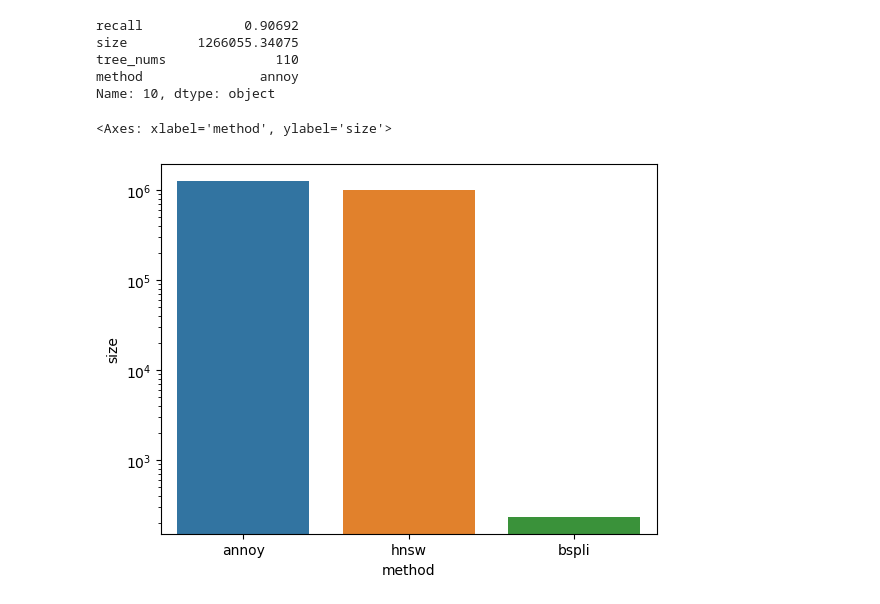
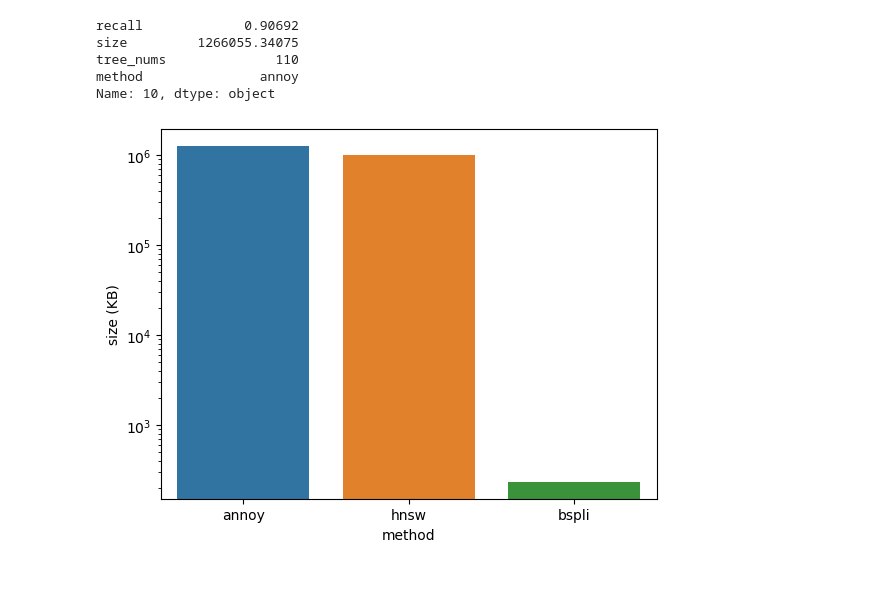
Before and after one commit to slime21023/simple-ann-benchmark, a Jupyter notebook: plot/plot-sift-index-size.ipynb, the cells around one changed output. Saved outputs shown, nothing was run; the diff lists cells and outputs as text; code cells hidden in the pictures.

```diff
--- a/plot/plot-sift-index-size.ipynb
+++ b/plot/plot-sift-index-size.ipynb
@@ -64,10 +71,12 @@ Name: 10, dtype: object
 # %%
 size_df = pd.DataFrame(data={
     'method': ['annoy', 'hnsw', 'bspli'],
     'size': [1266055.34075, 1003642.830984, 233.128 ]
 })
 
-sns.barplot(data=size_df, x="method", y="size", log=True)
+ax =  sns.barplot(data=size_df, x="method", y="size", log=True)
+ax.set( ylabel='size (KB)')
+
+plt.show()
 # %% [output]
-<Axes: xlabel='method', ylabel='size'>
-[figure, old version]
+[figure, new version]
```
Also changed, not shown: parts of 2 cells of this notebook, 2 other files.
